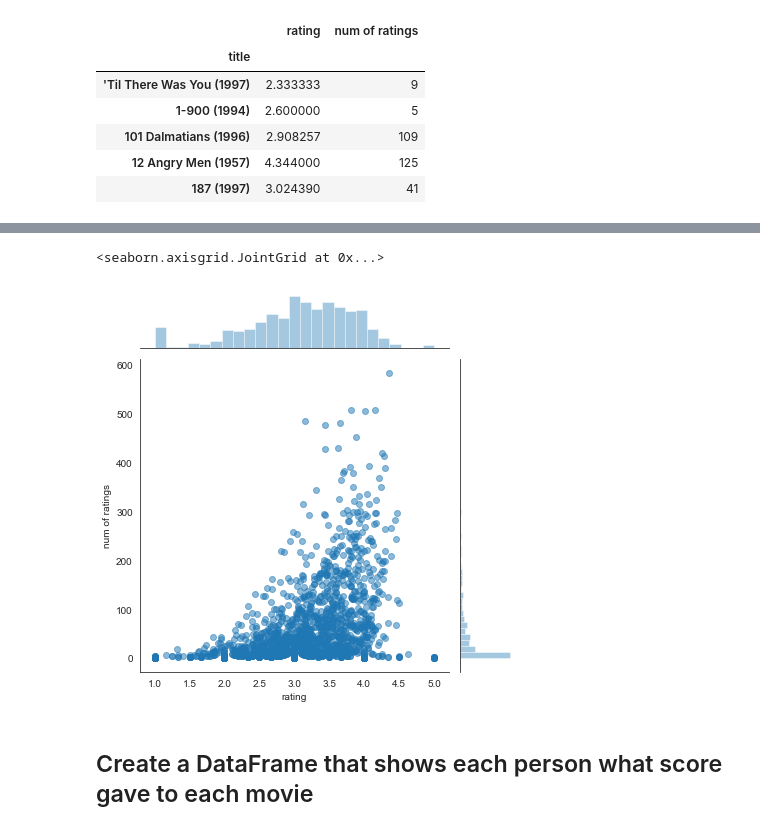
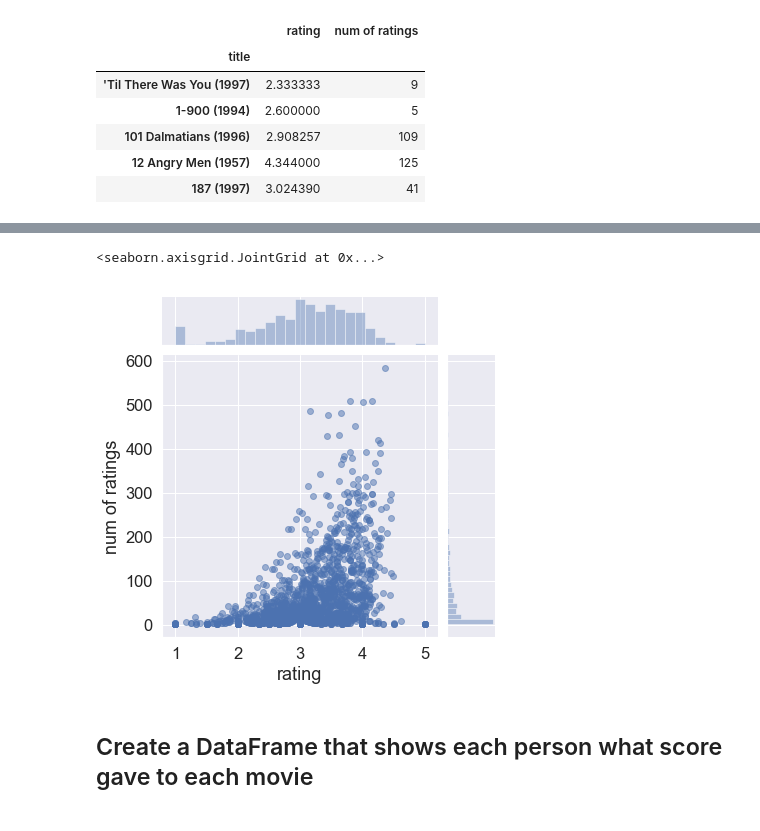
Before and after one commit to NinaPacifico/Movie-recommender, a Jupyter notebook: Recommend similar movies.ipynb, the cells around one changed output, grey strips where cells are left out. Saved outputs shown, nothing was run; the diff lists cells and outputs as text; code cells hidden in the pictures.

```diff
--- a/Recommend similar movies.ipynb
+++ b/Recommend similar movies.ipynb
@@ -105,8 +125,9 @@ Text(0,0.5,'Number of movies')
 # %%
+sns.set(font_scale=1.5)
 sns.jointplot(x='rating',y='num of ratings',data=ratings,alpha=0.5)
 # %% [output]
 <seaborn.axisgrid.JointGrid at 0x...>
-[figure, old version]
+[figure, new version]
 # %% [markdown]
 ## Create a DataFrame that shows each person what score gave to each movie
 # %%
```
Also changed, not shown: parts of 9 cells of this notebook.
